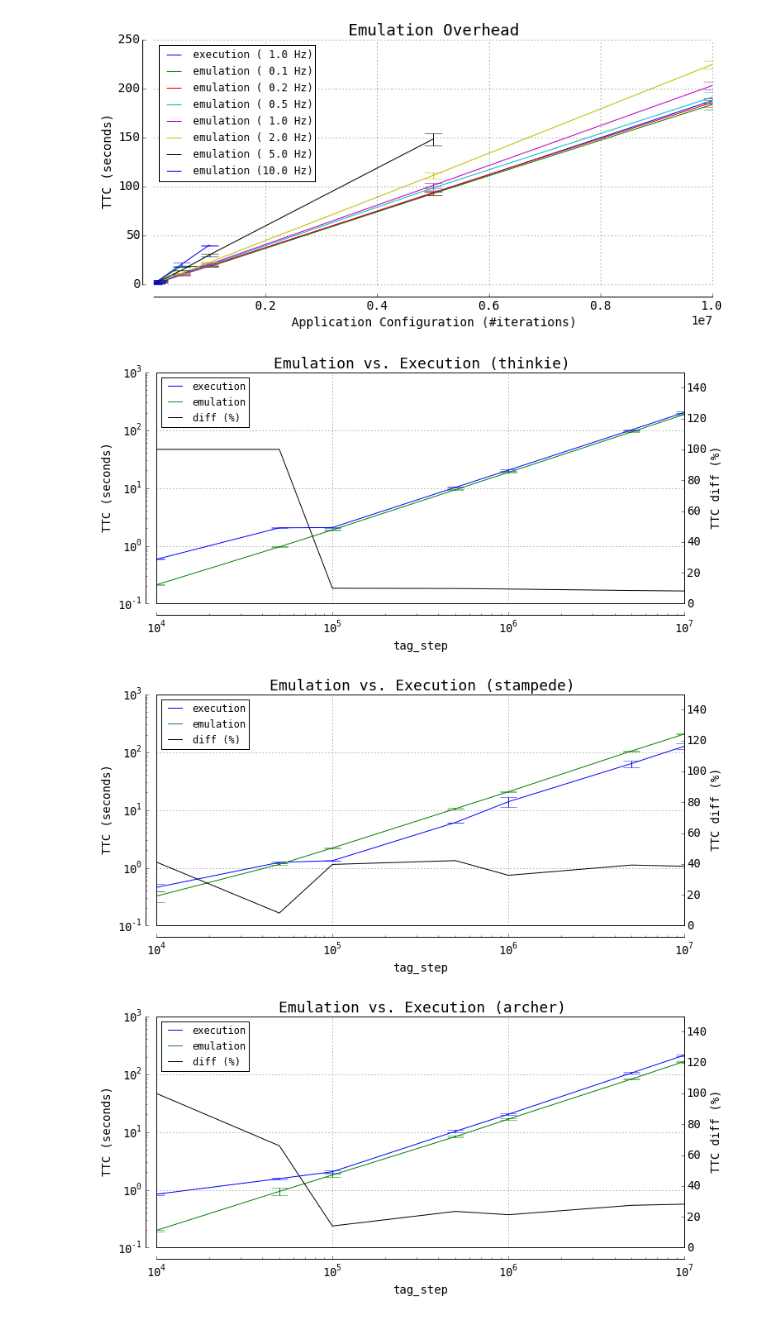
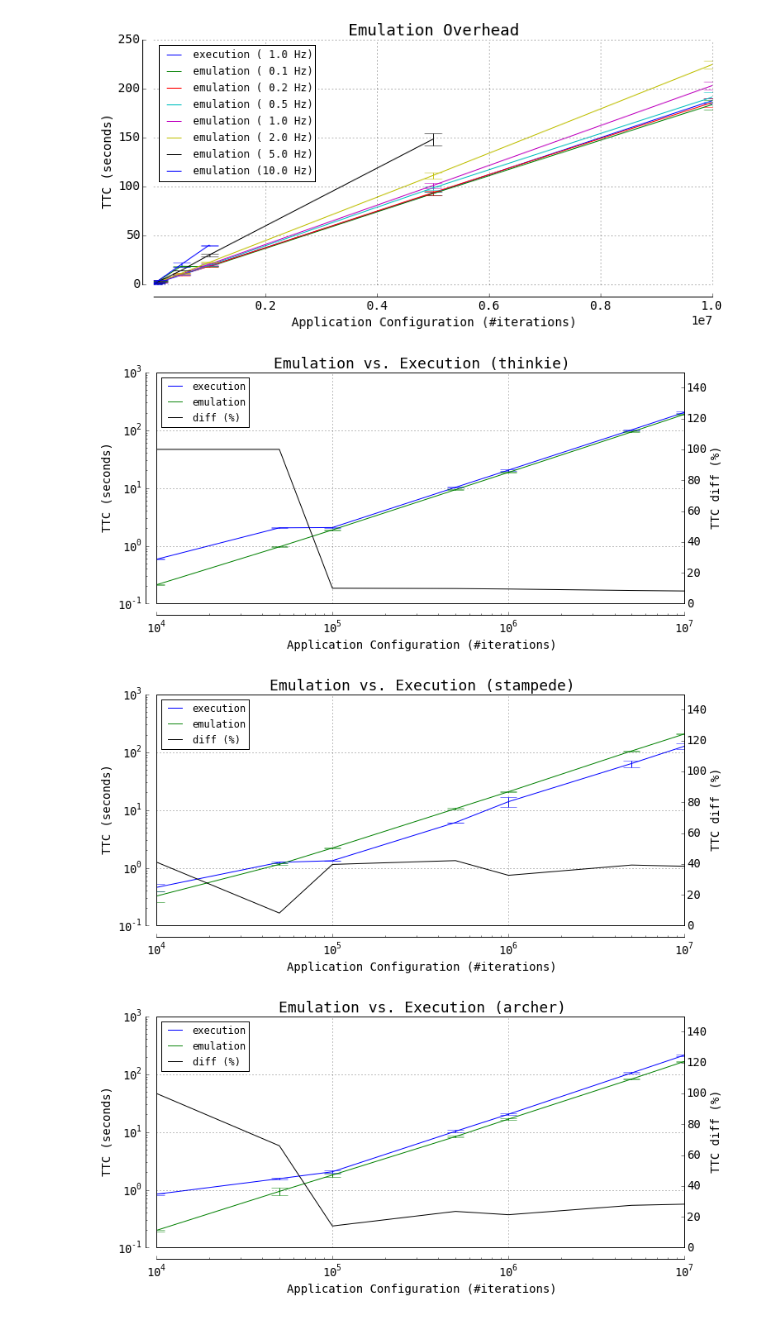
Before and after one commit to radical-experiments/radical.synapse, a Jupyter notebook: plots/Synapse_WRAP.ipynb, the cells around one changed output. Cells and saved outputs as stored; diff of their text form; code cells hidden in the pictures.

```diff
--- a/plots/Synapse_WRAP.ipynb
+++ b/plots/Synapse_WRAP.ipynb
@@ -438,33 +438,36 @@ for host in hosts:
 
     exe_means  = exe.mean()
     exe_errors = exe.std()
 
     ax = create_figure('Emulation vs. Execution (%s)' % host)
 
     emu_means.plot(logx=True, logy=True,  label='emu',  ax=ax, color=colors['emu'], yerr=emu_errors, capsize=10)
     exe_means.plot(logx=True, logy=True,  label='exe',  ax=ax, color=colors['exe'], yerr=exe_errors, capsize=10)
 
     ax_write.set_xlabel("Application Configuration (#iterations)", fontsize=14)
     ax.set_ylabel("TTC (seconds)", fontsize=14)
 
     ax.legend(['execution', 'emulation'], loc='upper left')
 
     print_delta=True
     if print_delta:
         delta = 100 * abs(exe_means['time_real'] - emu_means['time_real']) / exe_means['time_real']
         delta = delta.clip(upper=100)
 
         delta.plot (logx=True, logy=False, label='diff', ax=ax, color=colors['diff'], secondary_y=True)
 
+
         ax.plot(0, color=colors['diff']) # NOTE: this is to get the diff label right :(
         ax.right_ax.set_ylabel("TTC diff (%)", fontsize=14)
         ax.right_ax.set_ylim((0,150))
+        ax.set_xlabel("Application Configuration (#iterations)", fontsize=14)
+
 
         ax.legend(['execution', 'emulation', 'diff (%)'], loc='upper left', fontsize=12)
 
     plt.savefig('emu_vs_exe_%s.png' % host, bbox_inches='tight')
     plt.savefig('emu_vs_exe_%s.pdf' % host, bbox_inches='tight')
 # %% [output]
-[figure, old version]
+[figure, new version]
-[figure, old version]
+[figure, new version]
-[figure, old version]
+[figure, new version]
```
Also changed, not shown: parts of 1 cell of this notebook, 14 other files.
